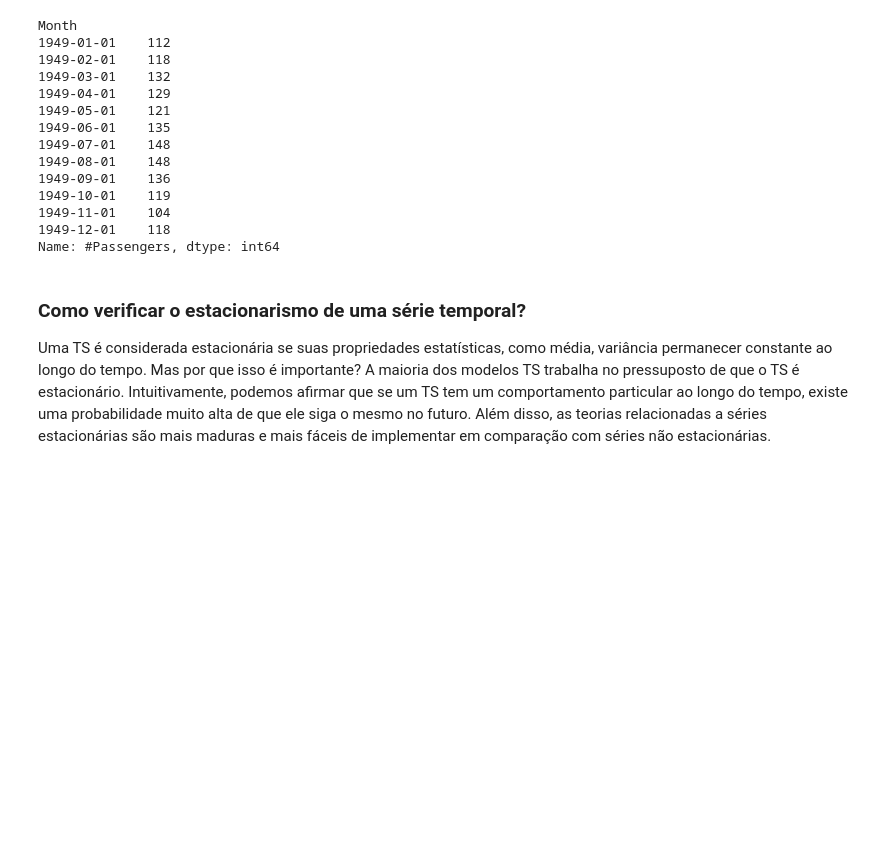
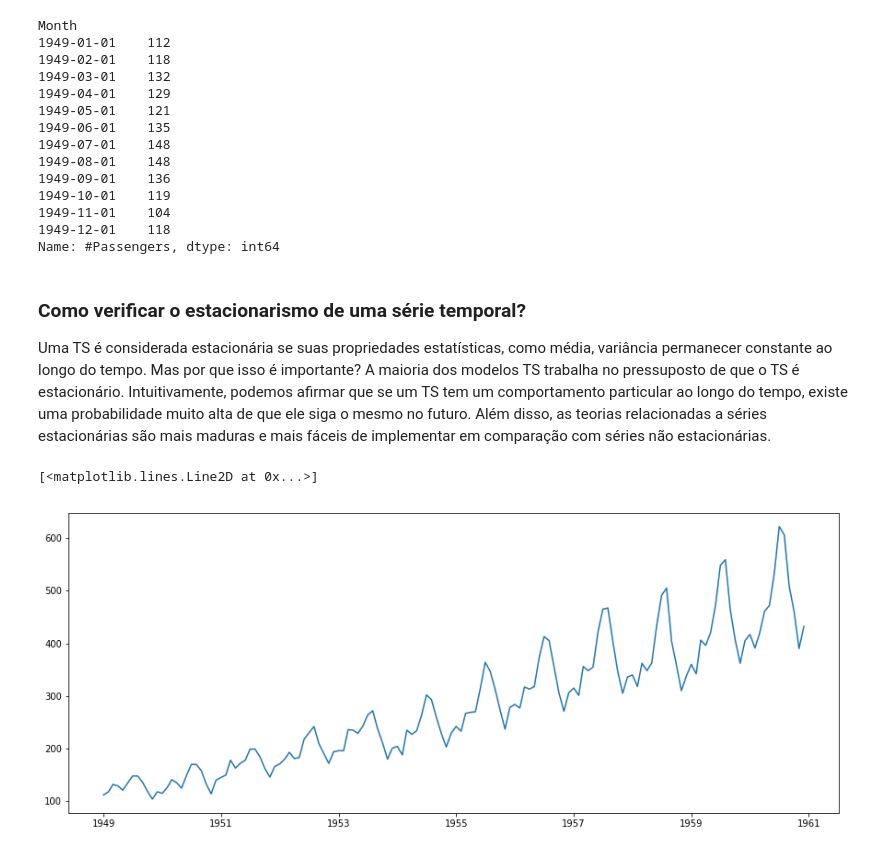
Before and after one commit to Marcos001/Time-Series, a Jupyter notebook: first.ipynb, the cells around one changed output. Drawn from its saved outputs; the diff is of its cells as text; code cells hidden in the pictures; blank space fills up the shorter version.

```diff
--- a/first.ipynb
+++ b/first.ipynb
@@ -121,3 +121,9 @@ Name: #Passengers, dtype: int64
 # %% [markdown]
 ### Como verificar o estacionarismo de uma série temporal?
 Uma TS é considerada estacionária se suas propriedades estatísticas, como média, variância permanecer constante ao longo do tempo. Mas por que isso é importante? A maioria dos modelos TS trabalha no pressuposto de que o TS é estacionário. Intuitivamente, podemos afirmar que se um TS tem um comportamento particular ao longo do tempo, existe uma probabilidade muito alta de que ele siga o mesmo no futuro. Além disso, as teorias relacionadas a séries estacionárias são mais maduras e mais fáceis de implementar em comparação com séries não estacionárias.
+# %%
+# visualizando os dados
+plt.plot(ts)
+# %% [output]
+[<matplotlib.lines.Line2D at 0x...>]
+[figure, added]
```
Also changed, not shown: parts of 4 cells of this notebook.
